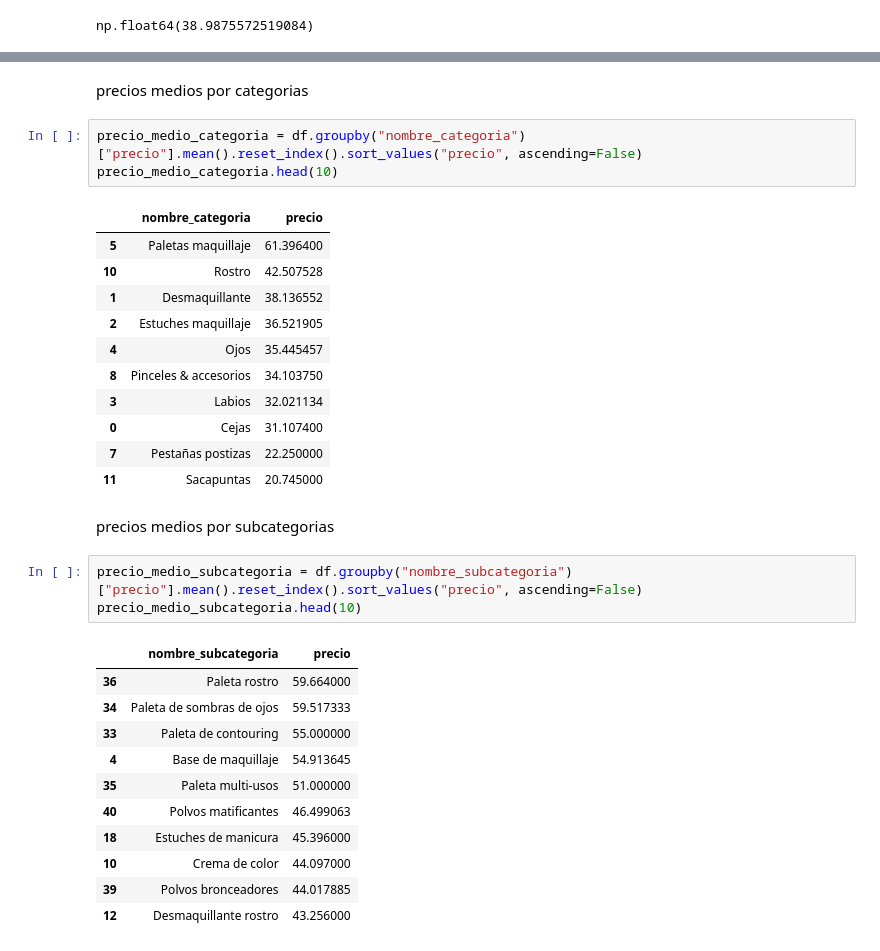
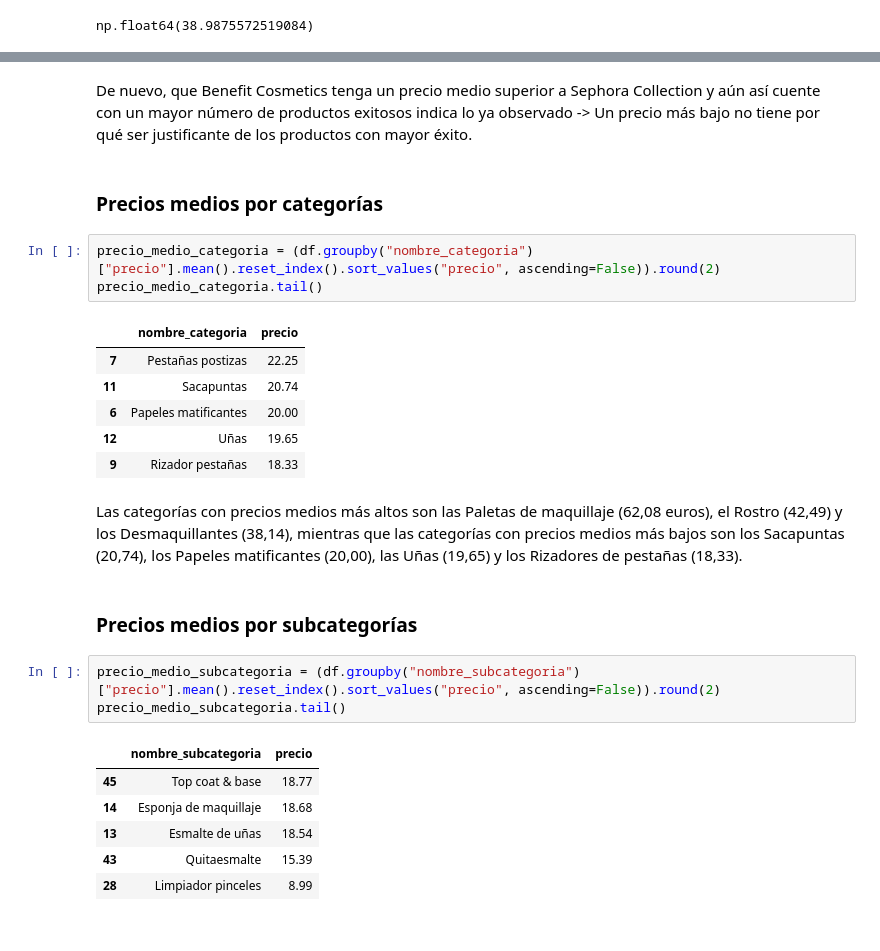
Before and after one commit to raquelscv/proyecto_final_sephora, a Jupyter notebook: eda_general.ipynb, the cells around one changed output, grey strips where cells are left out. Drawn from its saved outputs; the diff is of its cells as text.

```diff
--- a/eda_general.ipynb
+++ b/eda_general.ipynb
@@ -420,34 +427,28 @@ precio_medio_marca.tail(10)
+# %% [markdown]
+De nuevo, que Benefit Cosmetics tenga un precio medio superior a Sephora Collection y aún así cuente con un mayor número de productos exitosos indica lo ya observado -> Un precio más bajo no tiene por qué ser justificante de los productos con mayor éxito.
 # %% [markdown]
-precios medios por categorias
+### Precios medios por categorías
 # %%
-precio_medio_categoria = df.groupby("nombre_categoria")["precio"].mean().reset_index().sort_values("precio", ascending=False)
-precio_medio_categoria.head(10)
+precio_medio_categoria = (df.groupby("nombre_categoria")["precio"].mean().reset_index().sort_values("precio", ascending=False)).round(2)
+precio_medio_categoria.tail()
 # %% [output]
 |  | nombre_categoria | precio |
-| 5 | Paletas maquillaje | 61.396400 |
-| 10 | Rostro | 42.507528 |
-| 1 | Desmaquillante | 38.136552 |
-| 2 | Estuches maquillaje | 36.521905 |
-| 4 | Ojos | 35.445457 |
-| 8 | Pinceles & accesorios | 34.103750 |
-| 3 | Labios | 32.021134 |
-| 0 | Cejas | 31.107400 |
-| 7 | Pestañas postizas | 22.250000 |
-| 11 | Sacapuntas | 20.745000 |
+| 7 | Pestañas postizas | 22.25 |
+| 11 | Sacapuntas | 20.74 |
+| 6 | Papeles matificantes | 20.00 |
+| 12 | Uñas | 19.65 |
+| 9 | Rizador pestañas | 18.33 |
+# %% [markdown]
+Las categorías con precios medios más altos son las Paletas de maquillaje (62,08 euros), el Rostro (42,49) y los Desmaquillantes (38,14), mientras que las categorías con precios medios más bajos son los Sacapuntas (20,74), los Papeles matificantes (20,00), las Uñas (19,65) y los Rizadores de pestañas (18,33).
 # %% [markdown]
-precios medios por subcategorias
+### Precios medios por subcategorías
 # %%
-precio_medio_subcategoria = df.groupby("nombre_subcategoria")["precio"].mean().reset_index().sort_values("precio", ascending=False)
-precio_medio_subcategoria.head(10)
+precio_medio_subcategoria = (df.groupby("nombre_subcategoria")["precio"].mean().reset_index().sort_values("precio", ascending=False)).round(2)
+precio_medio_subcategoria.tail()
 # %% [output]
 |  | nombre_subcategoria | precio |
-| 36 | Paleta rostro | 59.664000 |
-| 34 | Paleta de sombras de ojos | 59.517333 |
-| 33 | Paleta de contouring | 55.000000 |
-| 4 | Base de maquillaje | 54.913645 |
-| 35 | Paleta multi-usos | 51.000000 |
-| 40 | Polvos matificantes | 46.499063 |
-| 18 | Estuches de manicura | 45.396000 |
-| 10 | Crema de color | 44.097000 |
-| 39 | Polvos bronceadores | 44.017885 |
-| 12 | Desmaquillante rostro | 43.256000 |
+| 45 | Top coat & base | 18.77 |
+| 14 | Esponja de maquillaje | 18.68 |
+| 13 | Esmalte de uñas | 18.54 |
+| 43 | Quitaesmalte | 15.39 |
+| 28 | Limpiador pinceles | 8.99 |
```
Also changed, not shown: parts of 39 cells of this notebook.
